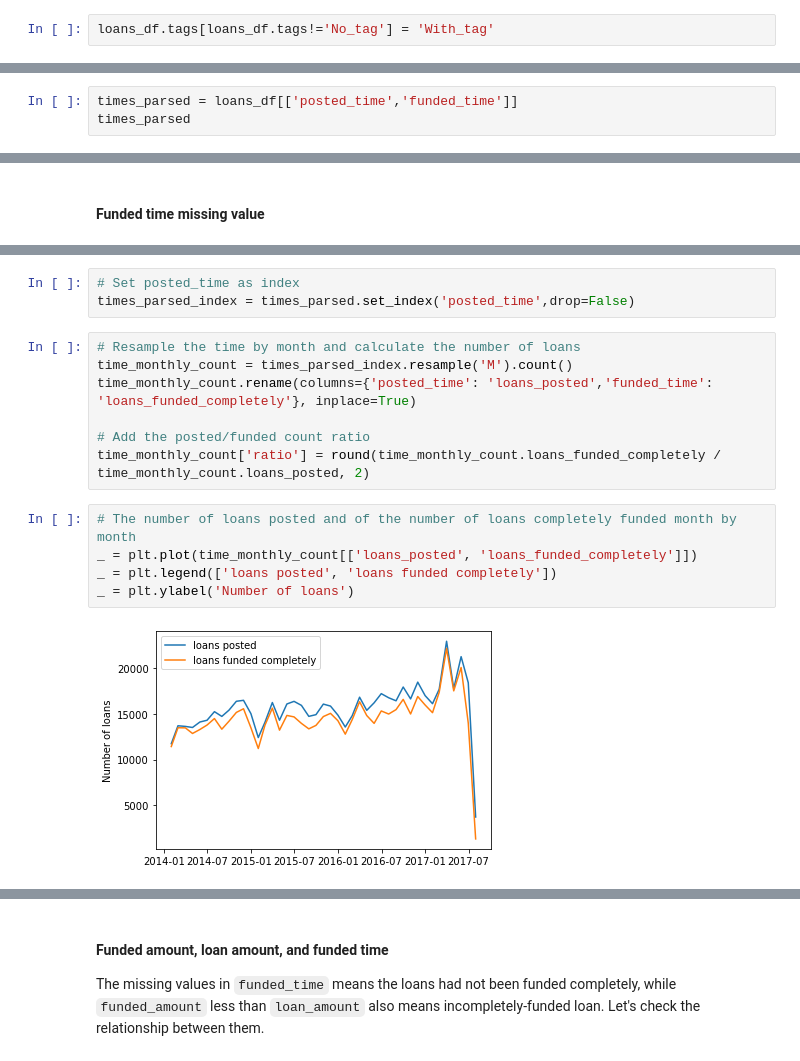
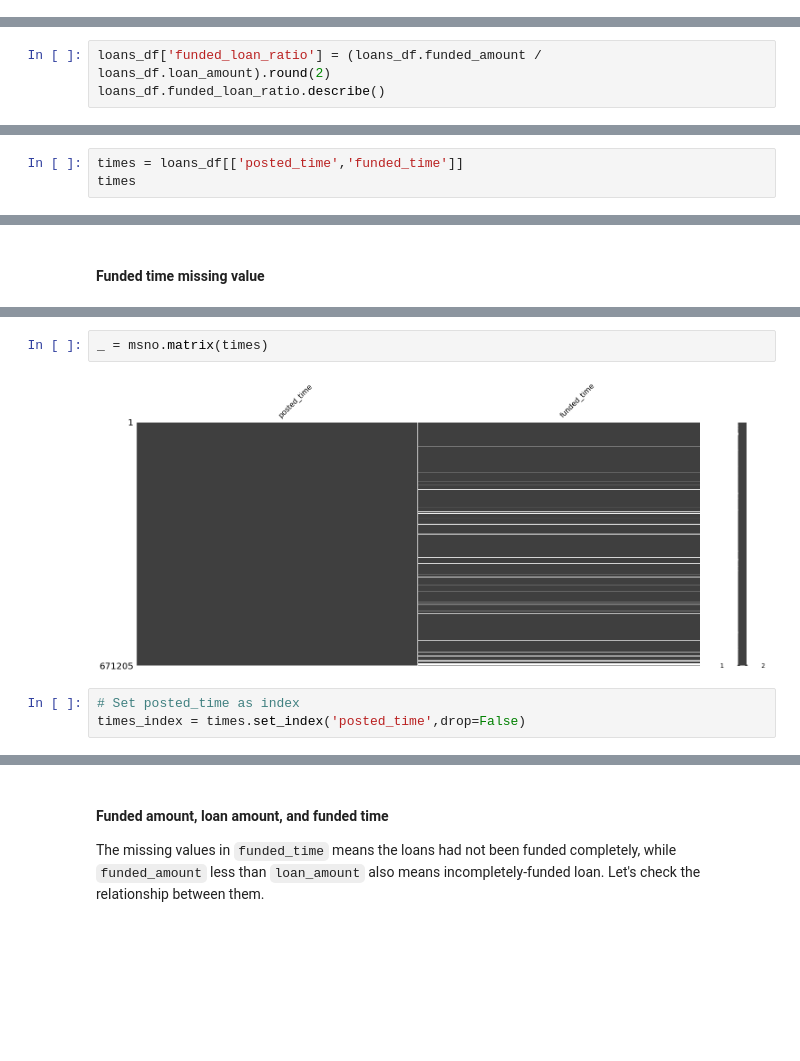
Before and after one commit to lasayin/Crowdfunding-on-Kiva-Platform, a Jupyter notebook: Kiva_Crowdfunding_Data_Wrangling.ipynb, the cells around one changed output, grey strips where cells are left out. Drawn from its saved outputs; the diff is of its cells as text; blank space fills up the shorter version.

```diff
--- a/Kiva_Crowdfunding_Data_Wrangling.ipynb
+++ b/Kiva_Crowdfunding_Data_Wrangling.ipynb
@@ -408,5 +408,3 @@ loans_df[loans_df.tags.notnull()].tags.str.contains('No_tag').sum()
 # %%
 # Fill missing values with 'No_tag'
 loans_df.tags.fillna('No_tag', inplace=True)
-# %%
-loans_df.tags[loans_df.tags!='No_tag'] = 'With_tag'
@@ -531,0 +521,3 @@ From the statistic values about, all the values of funded amount except the max
+# %%
+loans_df['funded_loan_ratio'] = (loans_df.funded_amount / loans_df.loan_amount).round(2)
+loans_df.funded_loan_ratio.describe()
@@ -576,8 +578,8 @@ loans_df[['posted_time','funded_time']] = loans_df[['posted_time','funded_time']
 loans_df[['posted_time','funded_time']] = loans_df[['posted_time','funded_time']]\
 .applymap(lambda x: dt.strptime(x,'%Y-%m-%d %H:%M:%S'),na_action='ignore')
 # %%
-times_parsed = loans_df[['posted_time','funded_time']]
-times_parsed
+times = loans_df[['posted_time','funded_time']]
+times
 # %% [output]
 |  | posted_time | funded_time |
 | 0 | 2014-01-01 06:12:39 | 2014-01-02 10:06:32 |
@@ -599,19 +601,9 @@ times_parsed
 # %% [output]
 48331
+# %%
+_ = msno.matrix(times)
+# %% [output]
+[figure, added]
 # %%
 # Set posted_time as index
-times_parsed_index = times_parsed.set_index('posted_time',drop=False)
+times_index = times.set_index('posted_time',drop=False)
-# %%
-# Resample the time by month and calculate the number of loans
-time_monthly_count = times_parsed_index.resample('M').count()
-time_monthly_count.rename(columns={'posted_time': 'loans_posted','funded_time': 'loans_funded_completely'}, inplace=True)
-
-# Add the posted/funded count ratio
-time_monthly_count['ratio'] = round(time_monthly_count.loans_funded_completely / time_monthly_count.loans_posted, 2)
-# %%
-# The number of loans posted and of the number of loans completely funded month by month
-_ = plt.plot(time_monthly_count[['loans_posted', 'loans_funded_completely']])
-_ = plt.legend(['loans posted', 'loans funded completely'])
-_ = plt.ylabel('Number of loans')
-# %% [output]
-[figure, removed]
```
Also changed, not shown: parts of 60 cells of this notebook.
